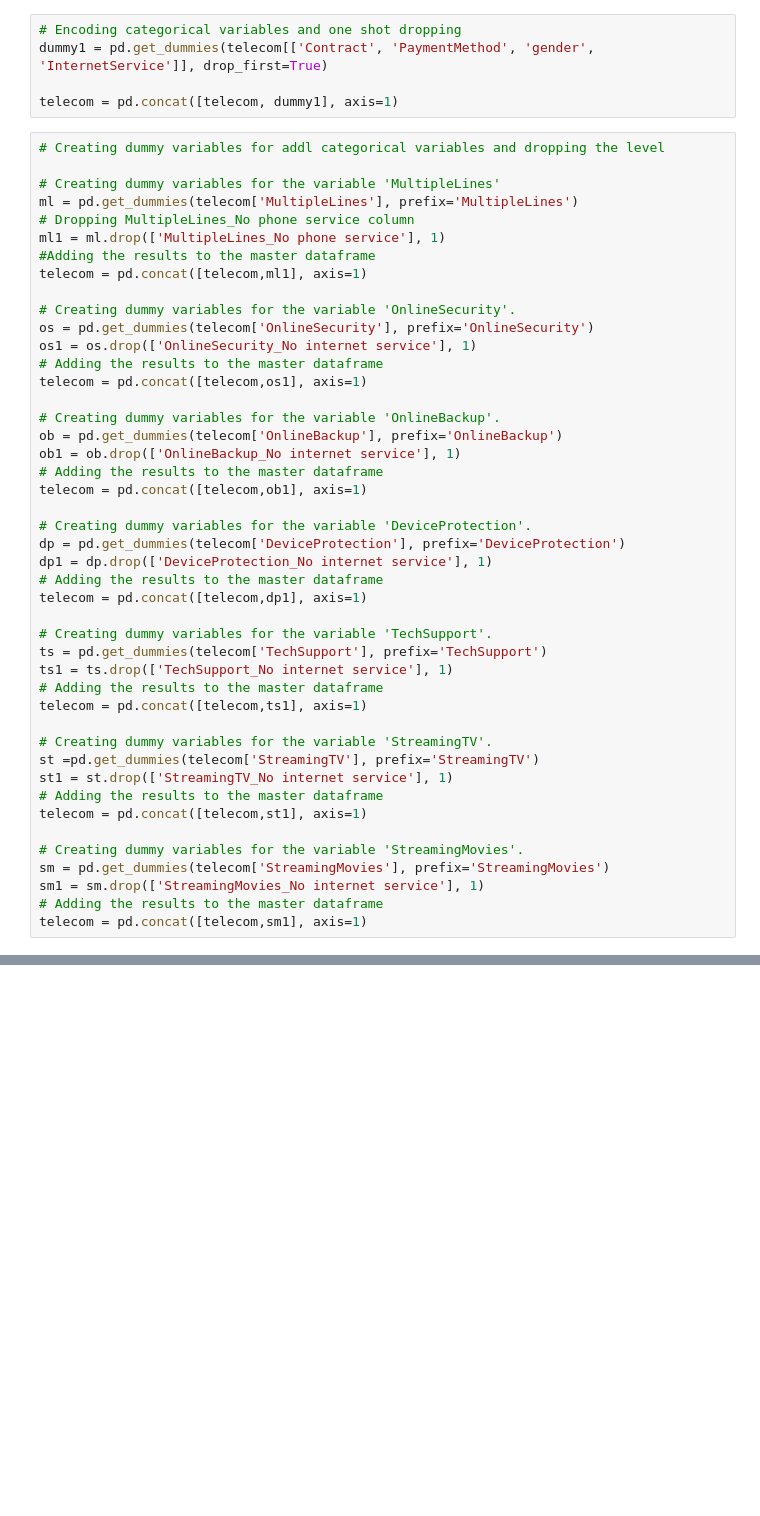
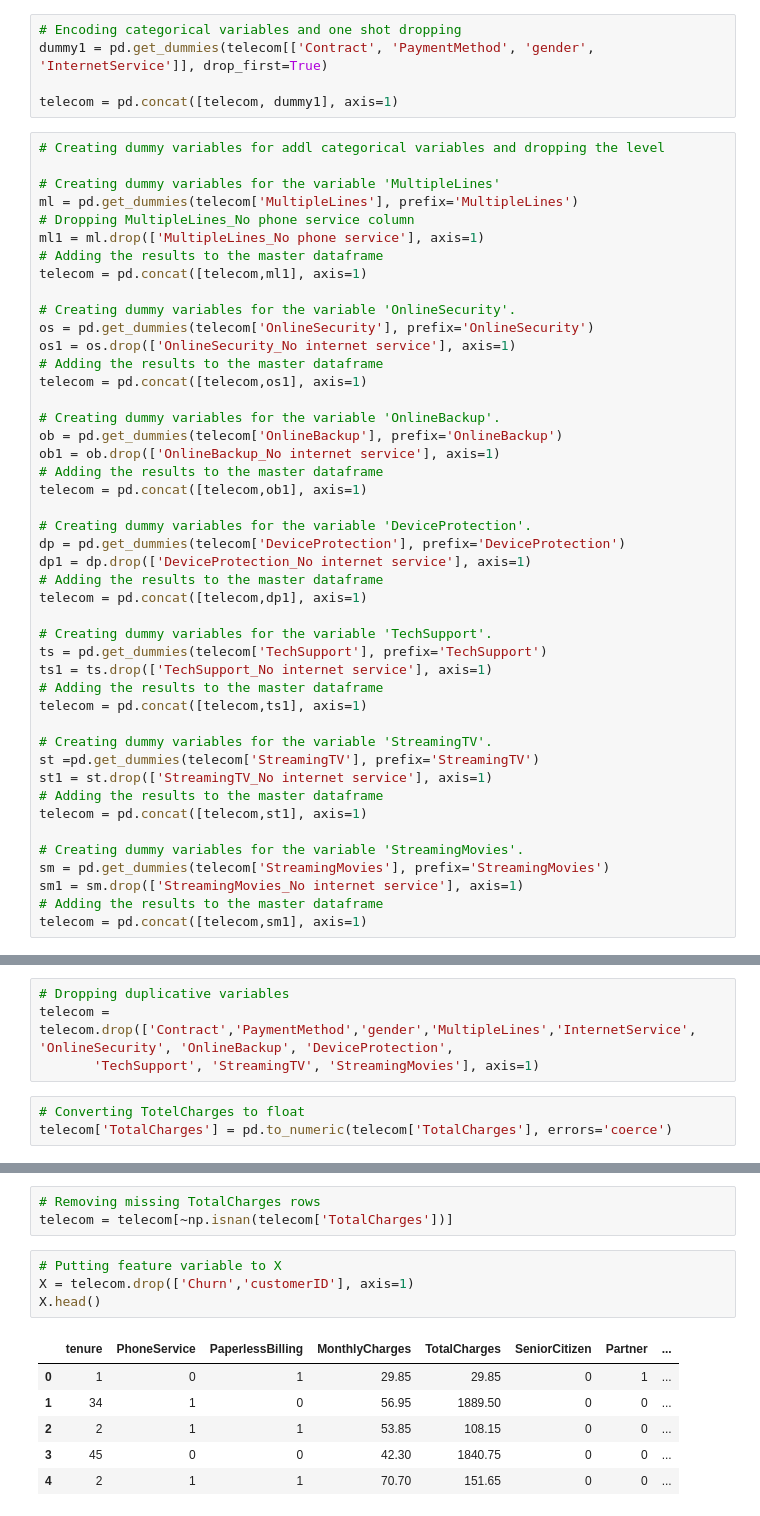
Before and after one commit to WolfeTyler/Churn-Multivariate-Logistic-Regression-ML-Modeling, a Jupyter notebook: Churn-Multivariate-Logistic-Regression.ipynb, the cells around one changed output, grey strips where cells are left out. Cells and saved outputs as stored; diff of their text form; blank space fills up the shorter version.

```diff
--- a/Churn-Multivariate-Logistic-Regression.ipynb
+++ b/Churn-Multivariate-Logistic-Regression.ipynb
@@ -107,42 +107,42 @@ telecom = pd.concat([telecom, dummy1], axis=1)
 # Creating dummy variables for the variable 'MultipleLines'
 ml = pd.get_dummies(telecom['MultipleLines'], prefix='MultipleLines')
 # Dropping MultipleLines_No phone service column
-ml1 = ml.drop(['MultipleLines_No phone service'], 1)
-#Adding the results to the master dataframe
+ml1 = ml.drop(['MultipleLines_No phone service'], axis=1)
+# Adding the results to the master dataframe
 telecom = pd.concat([telecom,ml1], axis=1)
 
 # Creating dummy variables for the variable 'OnlineSecurity'.
 os = pd.get_dummies(telecom['OnlineSecurity'], prefix='OnlineSecurity')
-os1 = os.drop(['OnlineSecurity_No internet service'], 1)
+os1 = os.drop(['OnlineSecurity_No internet service'], axis=1)
 # Adding the results to the master dataframe
 telecom = pd.concat([telecom,os1], axis=1)
 
 # Creating dummy variables for the variable 'OnlineBackup'.
 ob = pd.get_dummies(telecom['OnlineBackup'], prefix='OnlineBackup')
-ob1 = ob.drop(['OnlineBackup_No internet service'], 1)
+ob1 = ob.drop(['OnlineBackup_No internet service'], axis=1)
 # Adding the results to the master dataframe
 telecom = pd.concat([telecom,ob1], axis=1)
 
 # Creating dummy variables for the variable 'DeviceProtection'.
 dp = pd.get_dummies(telecom['DeviceProtection'], prefix='DeviceProtection')
-dp1 = dp.drop(['DeviceProtection_No internet service'], 1)
+dp1 = dp.drop(['DeviceProtection_No internet service'], axis=1)
 # Adding the results to the master dataframe
 telecom = pd.concat([telecom,dp1], axis=1)
 
 # Creating dummy variables for the variable 'TechSupport'.
 ts = pd.get_dummies(telecom['TechSupport'], prefix='TechSupport')
-ts1 = ts.drop(['TechSupport_No internet service'], 1)
+ts1 = ts.drop(['TechSupport_No internet service'], axis=1)
 # Adding the results to the master dataframe
 telecom = pd.concat([telecom,ts1], axis=1)
 
 # Creating dummy variables for the variable 'StreamingTV'.
 st =pd.get_dummies(telecom['StreamingTV'], prefix='StreamingTV')
-st1 = st.drop(['StreamingTV_No internet service'], 1)
+st1 = st.drop(['StreamingTV_No internet service'], axis=1)
 # Adding the results to the master dataframe
 telecom = pd.concat([telecom,st1], axis=1)
 
 # Creating dummy variables for the variable 'StreamingMovies'.
 sm = pd.get_dummies(telecom['StreamingMovies'], prefix='StreamingMovies')
-sm1 = sm.drop(['StreamingMovies_No internet service'], 1)
+sm1 = sm.drop(['StreamingMovies_No internet service'], axis=1)
 # Adding the results to the master dataframe
 telecom = pd.concat([telecom,sm1], axis=1)
@@ -150,0 +149,7 @@ TypeError: DataFrame.drop() takes from 1 to 2 positional arguments but 3 were gi
+# %%
+# Dropping duplicative variables
+telecom = telecom.drop(['Contract','PaymentMethod','gender','MultipleLines','InternetService', 'OnlineSecurity', 'OnlineBackup', 'DeviceProtection',
+       'TechSupport', 'StreamingTV', 'StreamingMovies'], axis=1)
+# %%
+# Converting TotelCharges to float
+telecom['TotalCharges'] = pd.to_numeric(telecom['TotalCharges'], errors='coerce')
@@ -150,0 +197,14 @@ TypeError: DataFrame.drop() takes from 1 to 2 positional arguments but 3 were gi
+# %%
+# Removing missing TotalCharges rows
+telecom = telecom[~np.isnan(telecom['TotalCharges'])]
+# %%
+# Putting feature variable to X
+X = telecom.drop(['Churn','customerID'], axis=1)
+X.head()
+# %% [output]
+|  | tenure | PhoneService | PaperlessBilling | MonthlyCharges | TotalCharges | SeniorCitizen | Partner | ... |
+| 0 | 1 | 0 | 1 | 29.85 | 29.85 | 0 | 1 | ... |
+| 1 | 34 | 1 | 0 | 56.95 | 1889.50 | 0 | 0 | ... |
+| 2 | 2 | 1 | 1 | 53.85 | 108.15 | 0 | 0 | ... |
+| 3 | 45 | 0 | 0 | 42.30 | 1840.75 | 0 | 0 | ... |
+| 4 | 2 | 1 | 1 | 70.70 | 151.65 | 0 | 0 | ... |
```
Also changed, not shown: parts of 9 cells of this notebook.
